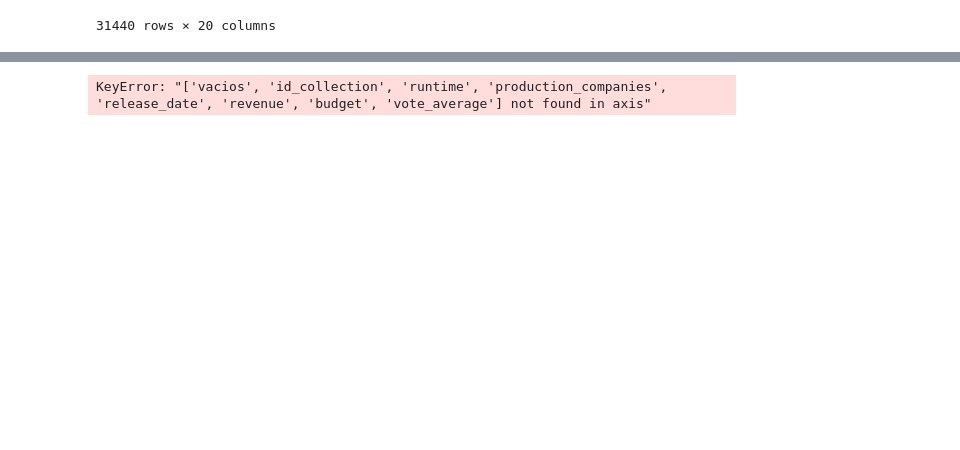
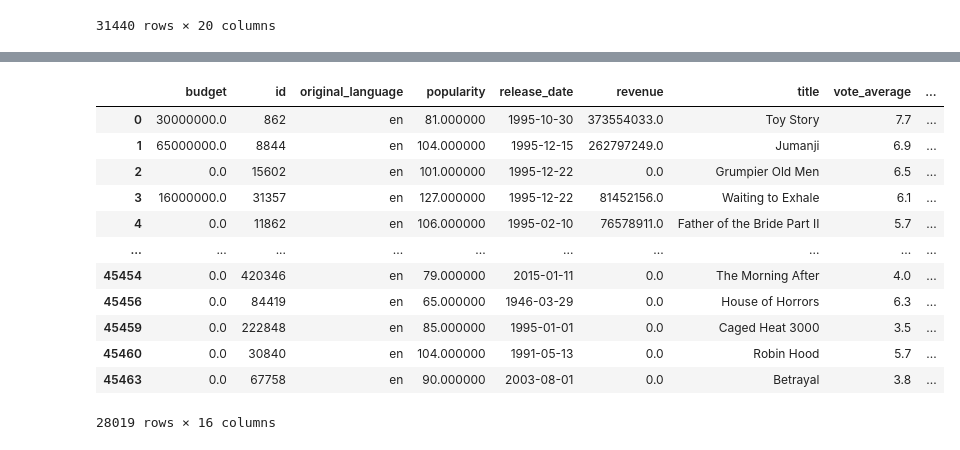
Before and after one commit to Erick-Jara/pi_peliculas, a Jupyter notebook: ETL.ipynb, the cells around one changed output, grey strips where cells are left out. Cells and saved outputs as stored; diff of their text form; code cells hidden in the pictures; blank space fills up the shorter version.

```diff
--- a/ETL.ipynb
+++ b/ETL.ipynb
@@ -385,8 +426,20 @@ dfmovies
 # %%
 #df_NaN = dfmovies[dfmovies['genres'].isna()]
 #df_NaN
-dfmovies = dfmovies.drop(columns=['vacios', 'id_collection', 'runtime', 'production_companies', 'release_date', 'revenue', 'budget','vote_average','genres'])
+dfmovies = dfmovies.drop(columns=['vacios', 'id_collection', 'runtime', 'production_companies', 'genres', 'status'])
 dfmovies
 # %% [output]
+|  | budget | id | original_language | popularity | release_date | revenue | title | vote_average | ... |
+| 0 | 30000000.0 | 862 | en | 81.000000 | 1995-10-30 | 373554033.0 | Toy Story | 7.7 | ... |
+| 1 | 65000000.0 | 8844 | en | 104.000000 | 1995-12-15 | 262797249.0 | Jumanji | 6.9 | ... |
+| 2 | 0.0 | 15602 | en | 101.000000 | 1995-12-22 | 0.0 | Grumpier Old Men | 6.5 | ... |
+| 3 | 16000000.0 | 31357 | en | 127.000000 | 1995-12-22 | 81452156.0 | Waiting to Exhale | 6.1 | ... |
+| 4 | 0.0 | 11862 | en | 106.000000 | 1995-02-10 | 76578911.0 | Father of the Bride Part II | 5.7 | ... |
+| ... | ... | ... | ... | ... | ... | ... | ... | ... | ... |
+| 45454 | 0.0 | 420346 | en | 79.000000 | 2015-01-11 | 0.0 | The Morning After | 4.0 | ... |
+| 45456 | 0.0 | 84419 | en | 65.000000 | 1946-03-29 | 0.0 | House of Horrors | 6.3 | ... |
+| 45459 | 0.0 | 222848 | en | 85.000000 | 1995-01-01 | 0.0 | Caged Heat 3000 | 3.5 | ... |
+| 45460 | 0.0 | 30840 | en | 104.000000 | 1991-05-13 | 0.0 | Robin Hood | 5.7 | ... |
+| 45463 | 0.0 | 67758 | en | 90.000000 | 2003-08-01 | 0.0 | Betrayal | 3.8 | ... |
-KeyError: "['vacios', 'id_collection', 'runtime', 'production_companies', 'release_date', 'revenue', 'budget', 'vote_average'] not found in axis"
+28019 rows × 16 columns
 # %%
```
Also changed, not shown: parts of 13 cells of this notebook, 4 other files.
